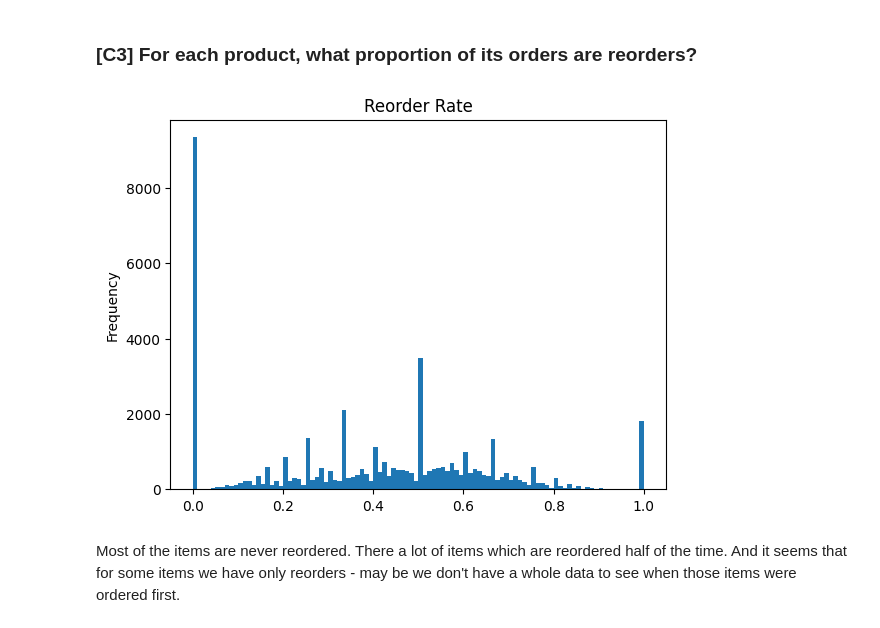
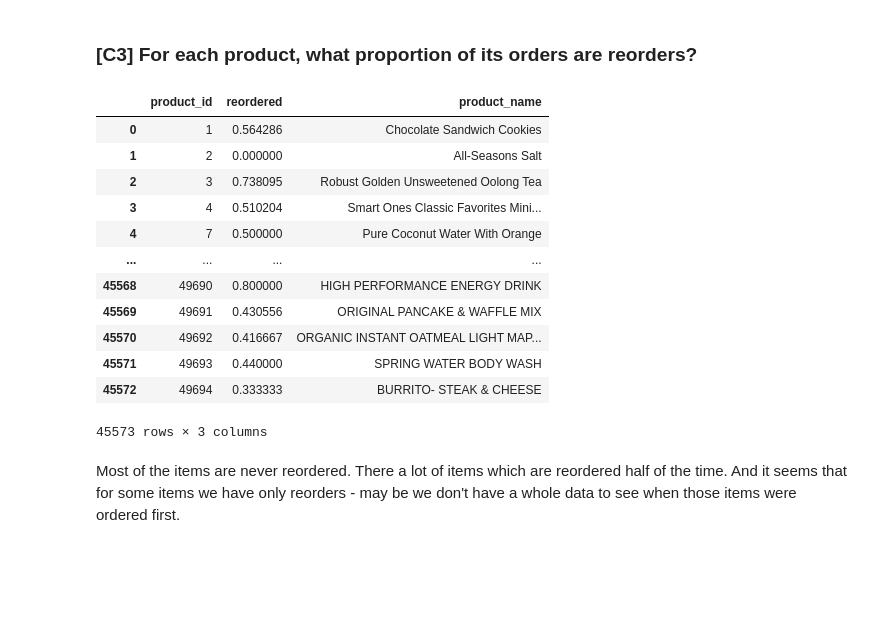
Before and after one commit to makstheimba/data-science-project-2, a Jupyter notebook: main.ipynb, the cells around one changed output. Saved outputs shown, nothing was run; the diff lists cells and outputs as text; code cells hidden in the pictures; blank space fills up the shorter version.

```diff
--- a/main.ipynb
+++ b/main.ipynb
@@ -541,13 +537,26 @@ plt.show()
 [figure]
 # %% [markdown]
 ### [C3] For each product, what proportion of its orders are reorders?
-# %%
-product_id_reordered = order_products.groupby('product_id')['reordered'].apply(lambda x: x.sum() / x.count())
-
-product_id_reordered.plot(kind='hist', title='Reorder Rate', bins=100)
-plt.show()
-# %% [output]
-[figure, removed]
+# %%
+product_id_reordered = order_products.groupby('product_id')
+reorder_rate = product_id_reordered['reordered'].sum() / product_id_reordered['reordered'].count()
+product_reorder_rate = reorder_rate.to_frame().merge(products[['product_name', 'product_id']], on='product_id', how='left')
+
+product_reorder_rate
+# %% [output]
+|  | product_id | reordered | product_name |
+| 0 | 1 | 0.564286 | Chocolate Sandwich Cookies |
+| 1 | 2 | 0.000000 | All-Seasons Salt |
+| 2 | 3 | 0.738095 | Robust Golden Unsweetened Oolong Tea |
+| 3 | 4 | 0.510204 | Smart Ones Classic Favorites Mini... |
+| 4 | 7 | 0.500000 | Pure Coconut Water With Orange |
+| ... | ... | ... | ... |
+| 45568 | 49690 | 0.800000 | HIGH PERFORMANCE ENERGY DRINK |
+| 45569 | 49691 | 0.430556 | ORIGINAL PANCAKE & WAFFLE MIX |
+| 45570 | 49692 | 0.416667 | ORGANIC INSTANT OATMEAL LIGHT MAP... |
+| 45571 | 49693 | 0.440000 | SPRING WATER BODY WASH |
+| 45572 | 49694 | 0.333333 | BURRITO- STEAK & CHEESE |
+45573 rows × 3 columns
 # %% [markdown]
 Most of the items are never reordered. There a lot of items which are reordered half of the time. And it seems that for some items we have only reorders - may be we don't have a whole data to see when those items were ordered first.
 # %% [markdown]
```
Also changed, not shown: parts of 4 cells of this notebook, 1 other file.
